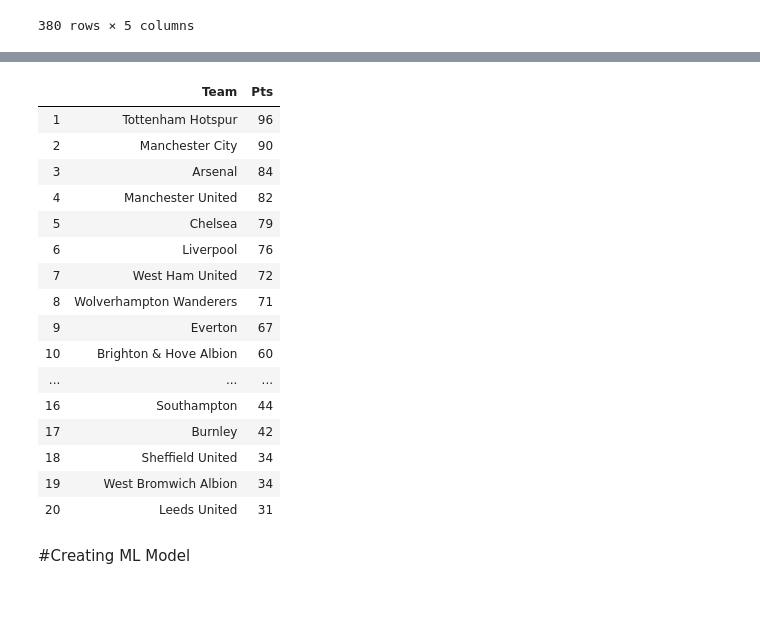
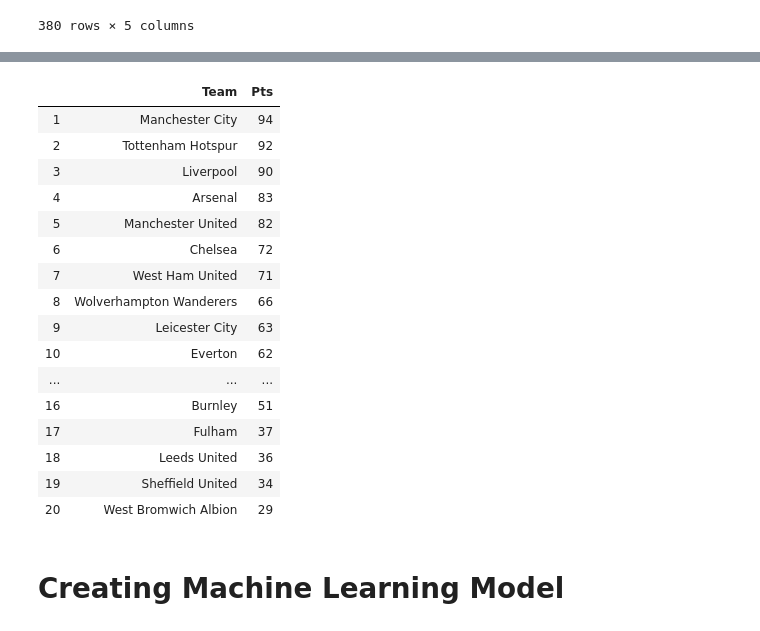
Before and after one commit to kooshaj/Fifa-Prediction-Analysis, a Jupyter notebook: FifaPredictionAnalysis_Compiled.ipynb, the cells around one changed output, grey strips where cells are left out. Saved outputs shown, nothing was run; the diff lists cells and outputs as text; code cells hidden in the pictures; blank space fills up the shorter version.

```diff
--- a/FifaPredictionAnalysis_Compiled.ipynb
+++ b/FifaPredictionAnalysis_Compiled.ipynb
@@ -1460,27 +1460,27 @@ def prem_avg_points_calculator(loops):
     df.index = np.arange(1, len(df) + 1)
     return df
 # %%
-prem_avg_points_calculator(1)
+prem_avg_points_calculator(10)
 # %% [output]
 |  | Team | Pts |
-| 1 | Tottenham Hotspur | 96 |
-| 2 | Manchester City | 90 |
-| 3 | Arsenal | 84 |
-| 4 | Manchester United | 82 |
-| 5 | Chelsea | 79 |
-| 6 | Liverpool | 76 |
-| 7 | West Ham United | 72 |
-| 8 | Wolverhampton Wanderers | 71 |
-| 9 | Everton | 67 |
-| 10 | Brighton & Hove Albion | 60 |
+| 1 | Manchester City | 94 |
+| 2 | Tottenham Hotspur | 92 |
+| 3 | Liverpool | 90 |
+| 4 | Arsenal | 83 |
+| 5 | Manchester United | 82 |
+| 6 | Chelsea | 72 |
+| 7 | West Ham United | 71 |
+| 8 | Wolverhampton Wanderers | 66 |
+| 9 | Leicester City | 63 |
+| 10 | Everton | 62 |
 | ... | ... | ... |
-| 16 | Southampton | 44 |
-| 17 | Burnley | 42 |
-| 18 | Sheffield United | 34 |
-| 19 | West Bromwich Albion | 34 |
-| 20 | Leeds United | 31 |
+| 16 | Burnley | 51 |
+| 17 | Fulham | 37 |
+| 18 | Leeds United | 36 |
+| 19 | Sheffield United | 34 |
+| 20 | West Bromwich Albion | 29 |
 # %% [markdown]
-#Creating ML Model
+# Creating Machine Learning Model
 # %%
 from google.colab import drive
 import pandas as pd
```
Also changed, not shown: parts of 32 cells of this notebook, 1 other file.
